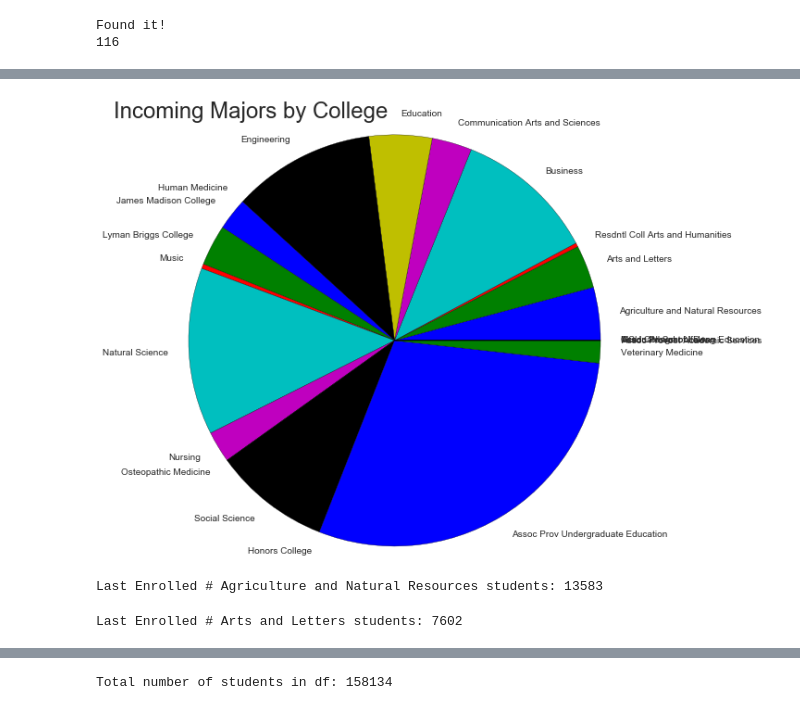
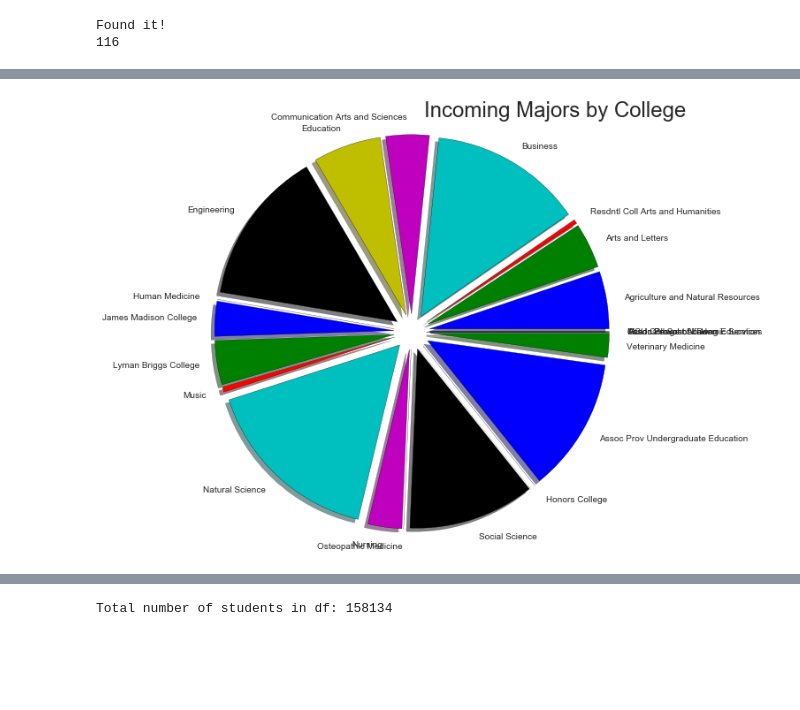
Before and after one commit to PERLMSU/PERL-computational-undergrad-data, a Jupyter notebook: Demographics Data.ipynb, the cells around one changed output, grey strips where cells are left out. Drawn from its saved outputs; the diff is of its cells as text; code cells hidden in the pictures; blank space fills up the shorter version.

```diff
--- a/Demographics Data.ipynb
+++ b/Demographics Data.ipynb
@@ -694,0 +659,16 @@ Entering # Law students: 0
+# %%
+entering_GSD = 0   #find number of Graduate School Dean students
+for i in demogs_all['Entering Term Major code']:
+    try:
+        j = int(i)
+    except:
+        continue
+    for m in df_GSD['major_code']:
+        try:
+            n = int(m)
+        except:
+            continue
+        if j == n:
+            entering_GSD += 1
+ent_num_students_ls.append(entering_GSD)
+print('Entering # Graduate School Dean students:', entering_GSD)
@@ -694,0 +677,16 @@ Entering # Law students: 0
+# %%
+entering_Law = 0   #find number of Law students
+for i in demogs_all['Entering Term Major code']:
+    try:
+        j = int(i)
+    except:
+        continue
+    for m in df_Law['major_code']:
+        try:
+            n = int(m)
+        except:
+            continue
+        if j == n:
+            entering_Law += 1
+ent_num_students_ls.append(entering_Law)
+print('Entering # Law students:', entering_Law)
@@ -701,46 +701,11 @@ print(ent_num_students_ls)
 # %%
+explode = np.repeat(0.1, len(ent_num_students_ls))
 fig = plt.figure(figsize=(8,8))
-plt.pie(ent_num_students_ls, labels=college_list)
+plt.pie(ent_num_students_ls, labels=college_list, explode=explode, shadow=True)
 plt.axis('equal')
-plt.text(-0.7, 1.08, 'Incoming Majors by College', horizontalalignment='center', fontsize=24)
+plt.text(0.8, 1.2, 'Incoming Majors by College', horizontalalignment='center', fontsize=24)
 plt.show()
 # %% [output]
-[figure, old version]
+[figure, new version]
 # %%
 last_enrolled_students_list = []
-# %%
-last_ANR = 0   #find number of last enrolled Agriculture and Natural Resources students
-for i in demogs_all['Last enrolled major code']:
-    for m in df_ANR['major_code']:
-        try:
-            j = int(i)
-        except:
-            pass
-        try:
-            n = int(m)
-        except:
-            pass
-        if j == n:
-            last_ANR += 1
-last_enrolled_students_list.append(last_ANR)
-print('Last Enrolled # Agriculture and Natural Resources students:', last_ANR)
-# %% [output]
-Last Enrolled # Agriculture and Natural Resources students: 13583
-# %%
-last_AL = 0   #find number of last enrolled Arts and Letters students
-for i in demogs_all['Last enrolled major code']:
-    for m in df_AL['major_code']:
-        try:
-            j = int(i)
-        except:
-            pass
-        try:
-            n = int(m)
-        except:
-            pass
-        if j == n:
-            last_AL += 1
-last_enrolled_students_list.append(last_AL)
-print('Last Enrolled # Arts and Letters students:', last_AL)
-# %% [output]
-Last Enrolled # Arts and Letters students: 7602
```
Also changed, not shown: parts of 93 cells of this notebook.
